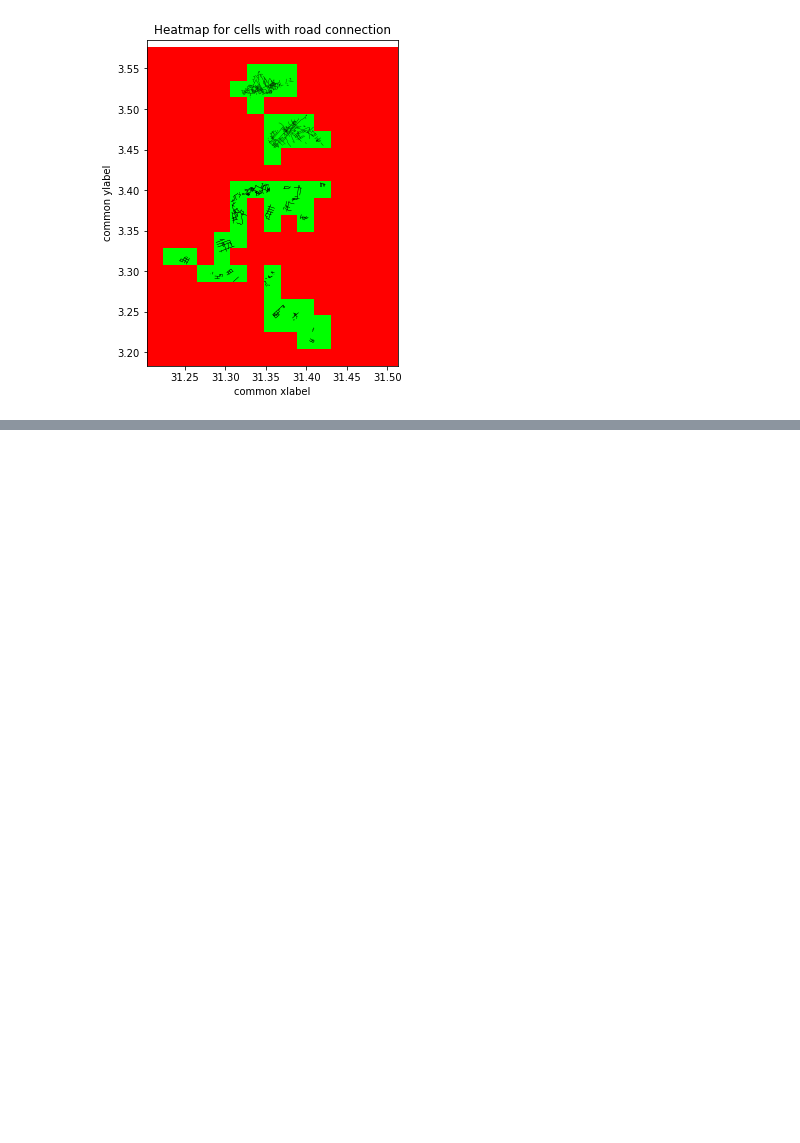
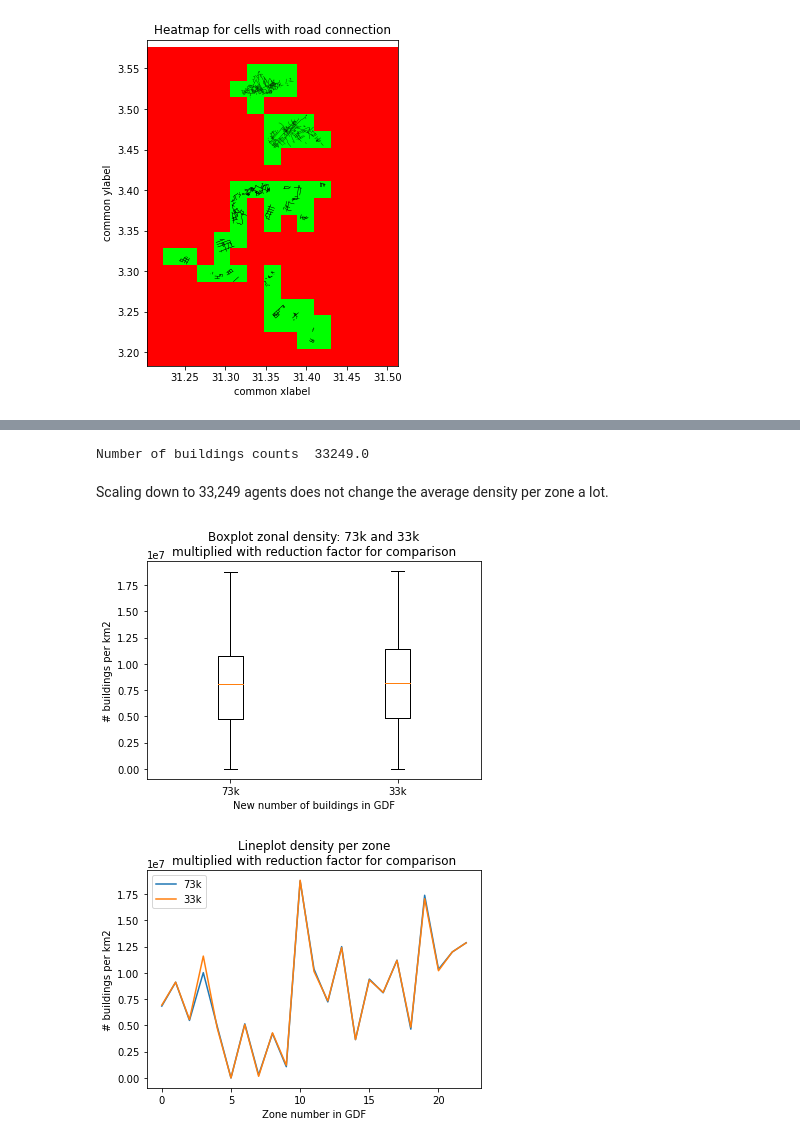
Before and after one commit to daanieo/FATM_opt, a Jupyter notebook: Data preparation.ipynb, the cells around one changed output, grey strips where cells are left out. Cells and saved outputs as stored; diff of their text form; code cells hidden in the pictures; blank space fills up the shorter version.

```diff
--- a/Data preparation.ipynb
+++ b/Data preparation.ipynb
@@ -217,0 +225,62 @@ one service per  2.16  minutes
+# %%
+densities = list()
+
+for z in all_zones.index:
+    a = (all_zones.geometry[z].area)
+
+    b = len(buildings_in_district[buildings_in_district.osm_id==all_zones.osm_id[z]])
+
+    densities.append(b/a)
+
+densities_original = densities
+# %% [output]
+Number of buildings counts  33249.0
+# %% [markdown]
+Scaling down to 33,249 agents does not change the average density per zone a lot.
+# %%
+# Used as the default size
+
+newlen = 33249
+# l=list()
+# for i in range(len(buildings_in_district)):
+#     if newlen<random.uniform(0,1)*73192:
+#         l.append(i)
+# buildings_in_district_short = buildings_in_district.drop(l)
+# buildings_in_district_short.to_file("../input_files/building_polygons/filtered/33249.shp")
+
+buildings_in_district_short = geopandas.read_file("../input_files/building_polygons/filtered/33249.shp")
+
+densities = list()
+
+for z in all_zones.index:
+    a = (all_zones.geometry[z].area)
+
+    b = len(buildings_in_district_short[buildings_in_district_short.osm_id==all_zones.osm_id[z]])
+
+    c = b/a * len(buildings_in_district)/len(buildings_in_district_short)
+
+    densities.append(c)
+
+densities_33k = densities
+
+fig, ax = plt.subplots()
+ax.boxplot([densities_original,densities_33k])
+
+plt.xticks([1,2],["73k","33k"]);
+plt.title("Boxplot zonal density: 73k and 33k\nmultiplied with reduction factor for comparison");
+plt.xlabel("New number of buildings in GDF");
+plt.ylabel("# buildings per km2");
+
+plt.show()
+
+
+plt.plot(densities_original);
+plt.plot(densities_33k);
+plt.legend(["73k","33k"]);
+
+plt.title("Lineplot density per zone\nmultiplied with reduction factor for comparison");
+plt.xlabel("Zone number in GDF");
+plt.ylabel("# buildings per km2");
+# %% [output]
+[figure, added]
+[figure, added]
```
Also changed, not shown: parts of 27 cells of this notebook, 5 other files.
